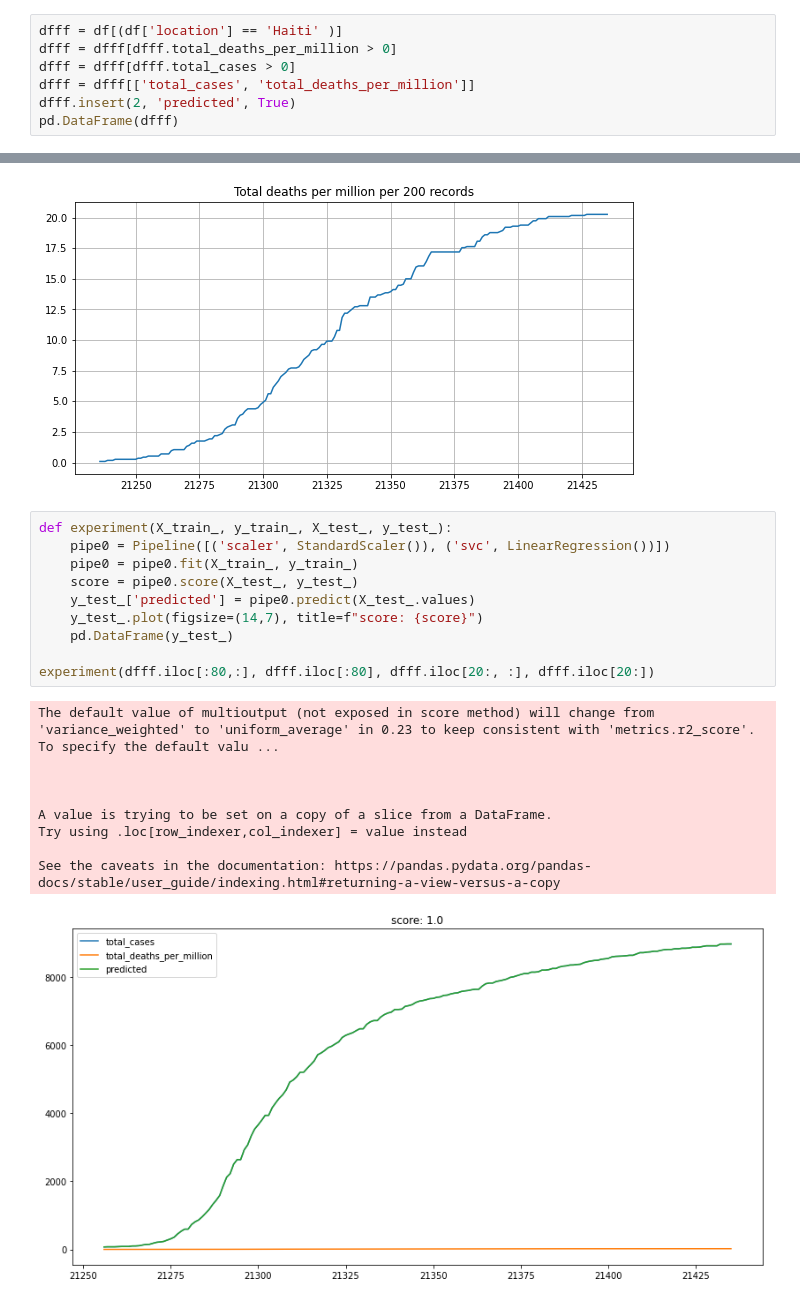
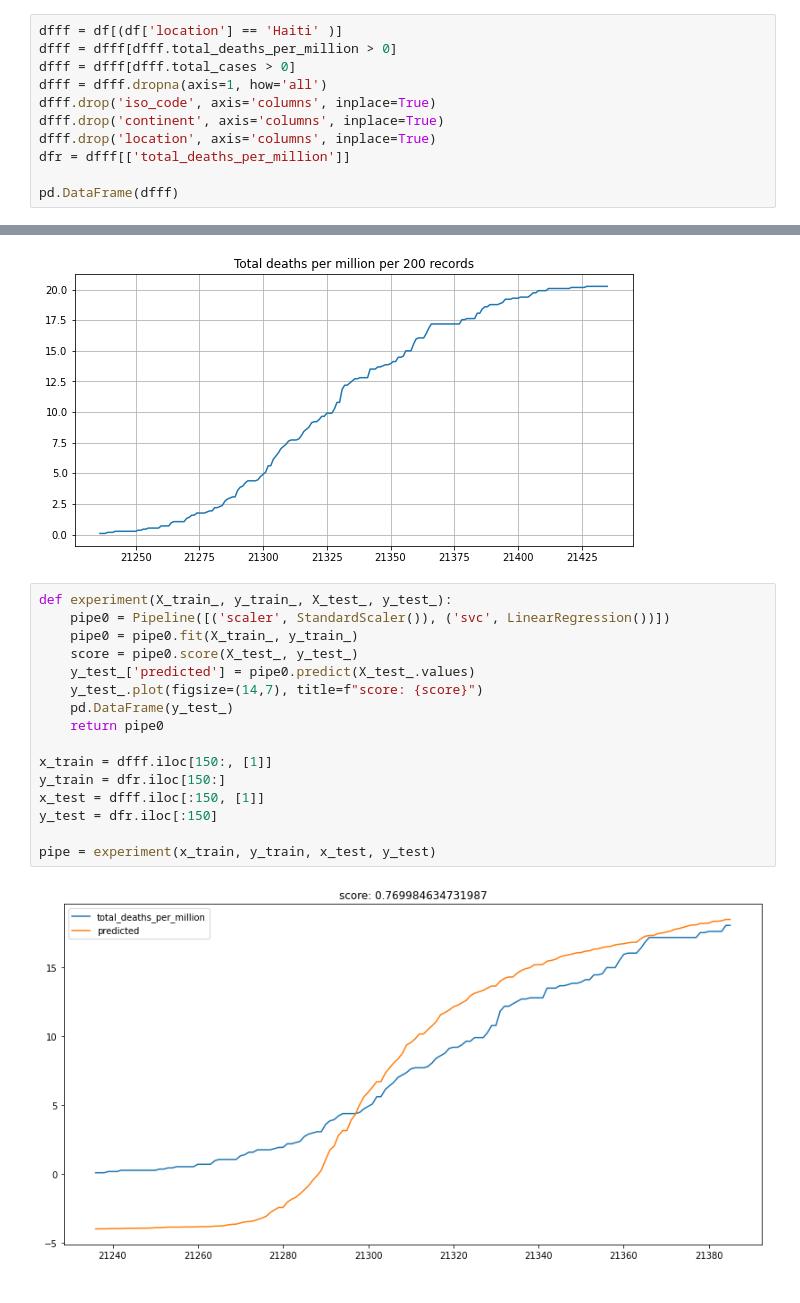
Before and after one commit to Viliuskerutis/AML, a Jupyter notebook: AML_MP1_Kerutis.ipynb, the cells around one changed output, grey strips where cells are left out. Saved outputs shown, nothing was run; the diff lists cells and outputs as text.

```diff
--- a/AML_MP1_Kerutis.ipynb
+++ b/AML_MP1_Kerutis.ipynb
@@ -248,7 +249,11 @@ A possible explanation could be that even though the countries with higher HDI p
 dfff = df[(df['location'] == 'Haiti' )]
 dfff = dfff[dfff.total_deaths_per_million > 0]
 dfff = dfff[dfff.total_cases > 0]
-dfff = dfff[['total_cases', 'total_deaths_per_million']]
-dfff.insert(2, 'predicted', True)
+dfff = dfff.dropna(axis=1, how='all')
+dfff.drop('iso_code', axis='columns', inplace=True)
+dfff.drop('continent', axis='columns', inplace=True)
+dfff.drop('location', axis='columns', inplace=True)
+dfr = dfff[['total_deaths_per_million']]
+
 pd.DataFrame(dfff)
 # %% [output]
@@ -288,20 +309,18 @@ plt.show()
 # %%
 def experiment(X_train_, y_train_, X_test_, y_test_):
     pipe0 = Pipeline([('scaler', StandardScaler()), ('svc', LinearRegression())])
     pipe0 = pipe0.fit(X_train_, y_train_)
     score = pipe0.score(X_test_, y_test_)
     y_test_['predicted'] = pipe0.predict(X_test_.values)
     y_test_.plot(figsize=(14,7), title=f"score: {score}")
     pd.DataFrame(y_test_)
+    return pipe0
 
-experiment(dfff.iloc[:80,:], dfff.iloc[:80], dfff.iloc[20:, :], dfff.iloc[20:])
+x_train = dfff.iloc[150:, [1]]
+y_train = dfr.iloc[150:]
+x_test = dfff.iloc[:150, [1]]
+y_test = dfr.iloc[:150]
+
+pipe = experiment(x_train, y_train, x_test, y_test)
 # %% [output]
-The default value of multioutput (not exposed in score method) will change from 'variance_weighted' to 'uniform_average' in 0.23 to keep consistent with 'metrics.r2_score'. To specify the default valu ...
-
-
-
-A value is trying to be set on a copy of a slice from a DataFrame.
-Try using .loc[row_indexer,col_indexer] = value instead
-
-See the caveats in the documentation: https://pandas.pydata.org/pandas-docs/stable/user_guide/indexing.html#returning-a-view-versus-a-copy
-[figure, old version]
+[figure, new version]
```
Also changed, not shown: parts of 7 cells of this notebook.
